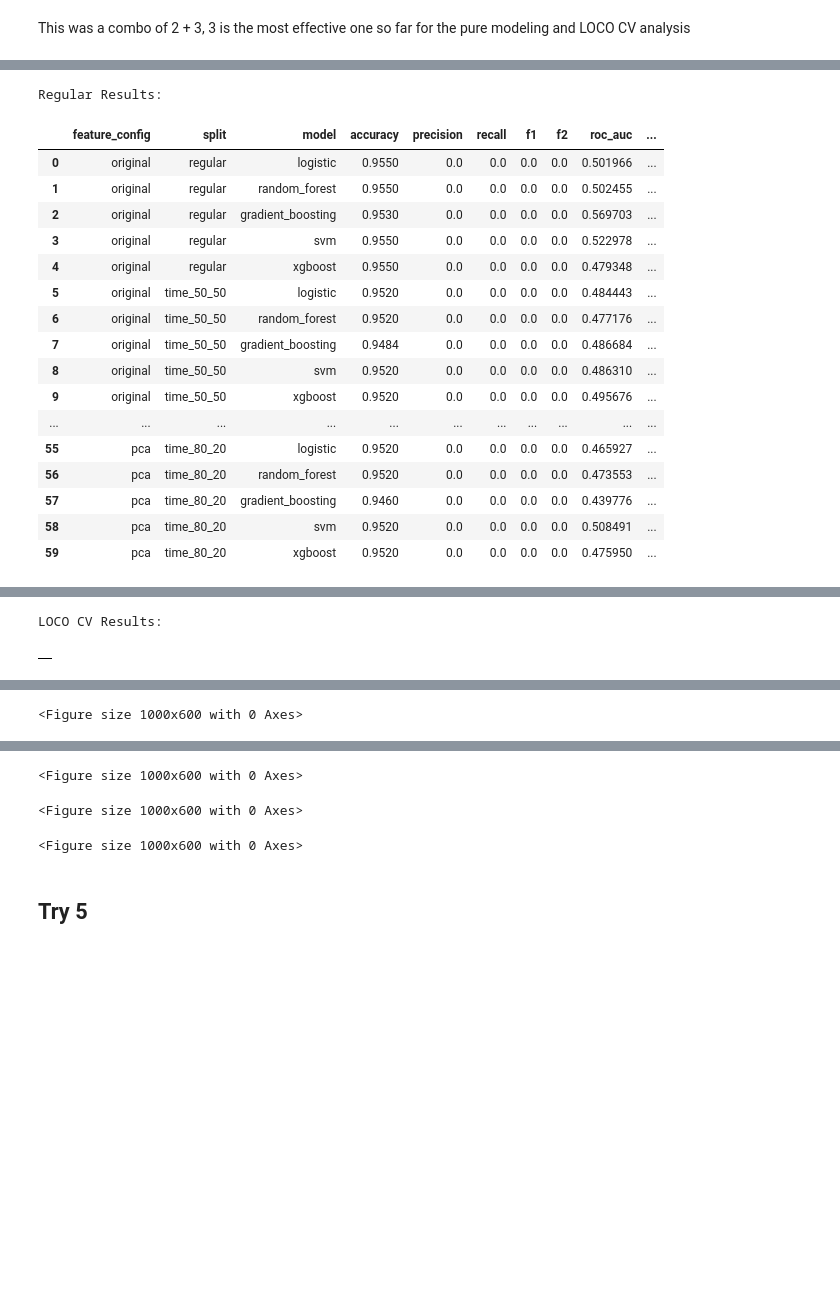
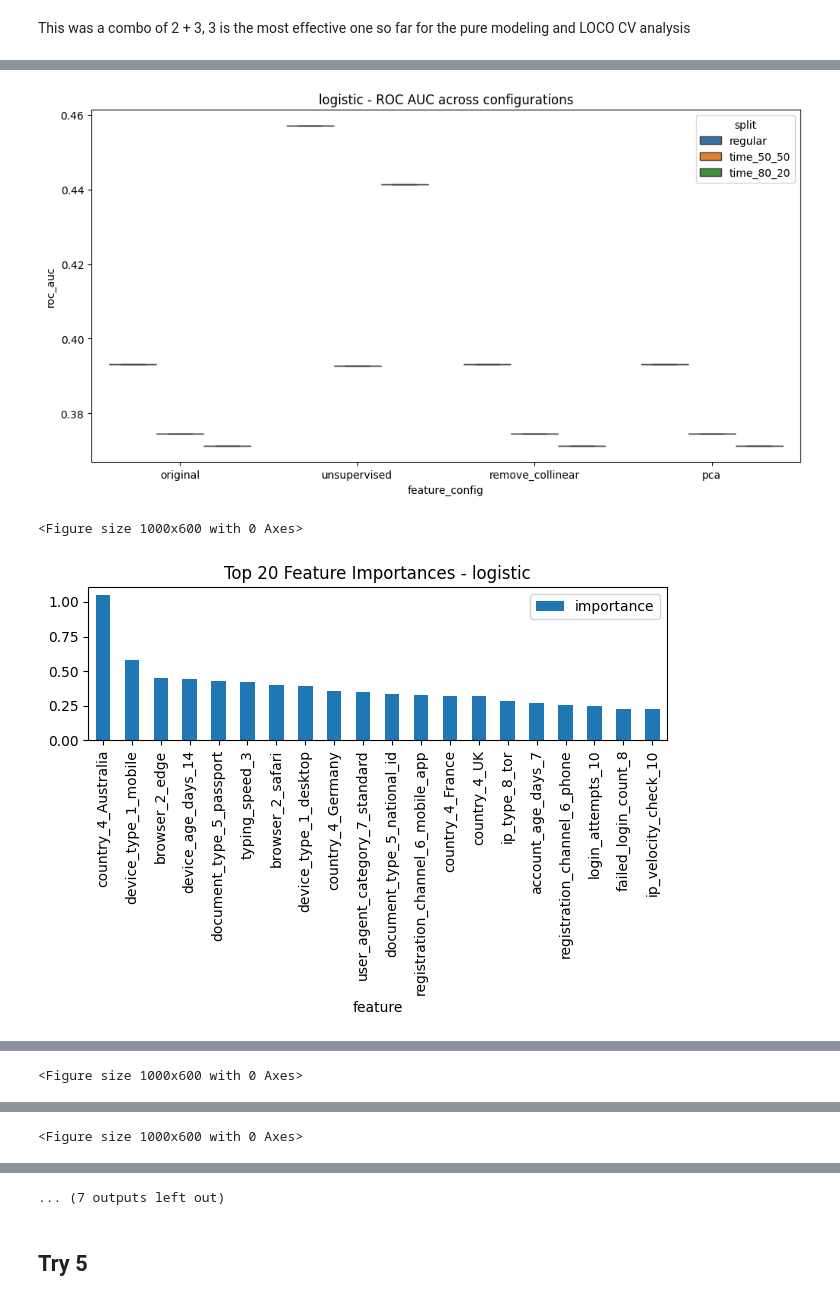
Before and after one commit to nockbarry/ExampleNotebooks, a Jupyter notebook: ModelTestSuite.ipynb, the cells around one changed output, grey strips where cells are left out. Drawn from its saved outputs; the diff is of its cells as text; code cells hidden in the pictures; blank space fills up the shorter version.

Commit message:
Add files via upload
loco cv fixes

```diff
--- a/ModelTestSuite.ipynb
+++ b/ModelTestSuite.ipynb
@@ -979,11 +1002,11 @@ class EnhancedFraudDetectionFramework:
 # Load your data
 df = pd.read_csv("identity_fraud_data.csv")
 df = df[0:1000]
-df['fraud_cat1'] = np.random.choice(['A', 'B', 'C'], df.shape[0])
-df['fraud_cat2'] = np.random.choice(['X', 'Y', 'Z'], df.shape[0])
+#df['fraud_cat1'] = np.random.choice(['A', 'B', 'C'], df.shape[0])
+#df['fraud_cat2'] = np.random.choice(['X', 'Y', 'Z'], df.shape[0])
 threshold = df['fraud_probability'].quantile(0.95)  # Use 95th percentile as threshold
-#df['fraud_cat1'] = np.random.choice([1,2,3], df.shape[0])
-#df['fraud_cat2'] = np.random.choice([5,6,7], df.shape[0])
+df['fraud_cat1'] = np.random.choice([1,2,3], df.shape[0])
+df['fraud_cat2'] = np.random.choice([5,6,7], df.shape[0])
 
 df['fraud_binary'] = (df['fraud_probability'] > threshold).astype(int)
 
@@ -1025,18 +1047,3 @@ display(loco_cv_results_df)
+[figure, added]
-Regular Results:
+<Figure size 1000x600 with 0 Axes>
-|  | feature_config | split | model | accuracy | precision | recall | f1 | f2 | roc_auc | ... |
-| 0 | original | regular | logistic | 0.9550 | 0.0 | 0.0 | 0.0 | 0.0 | 0.501966 | ... |
-| 1 | original | regular | random_forest | 0.9550 | 0.0 | 0.0 | 0.0 | 0.0 | 0.502455 | ... |
-| 2 | original | regular | gradient_boosting | 0.9530 | 0.0 | 0.0 | 0.0 | 0.0 | 0.569703 | ... |
-| 3 | original | regular | svm | 0.9550 | 0.0 | 0.0 | 0.0 | 0.0 | 0.522978 | ... |
-| 4 | original | regular | xgboost | 0.9550 | 0.0 | 0.0 | 0.0 | 0.0 | 0.479348 | ... |
-| 5 | original | time_50_50 | logistic | 0.9520 | 0.0 | 0.0 | 0.0 | 0.0 | 0.484443 | ... |
-| 6 | original | time_50_50 | random_forest | 0.9520 | 0.0 | 0.0 | 0.0 | 0.0 | 0.477176 | ... |
-| 7 | original | time_50_50 | gradient_boosting | 0.9484 | 0.0 | 0.0 | 0.0 | 0.0 | 0.486684 | ... |
-| 8 | original | time_50_50 | svm | 0.9520 | 0.0 | 0.0 | 0.0 | 0.0 | 0.486310 | ... |
-| 9 | original | time_50_50 | xgboost | 0.9520 | 0.0 | 0.0 | 0.0 | 0.0 | 0.495676 | ... |
-| ... | ... | ... | ... | ... | ... | ... | ... | ... | ... | ... |
-| 55 | pca | time_80_20 | logistic | 0.9520 | 0.0 | 0.0 | 0.0 | 0.0 | 0.465927 | ... |
-| 56 | pca | time_80_20 | random_forest | 0.9520 | 0.0 | 0.0 | 0.0 | 0.0 | 0.473553 | ... |
-| 57 | pca | time_80_20 | gradient_boosting | 0.9460 | 0.0 | 0.0 | 0.0 | 0.0 | 0.439776 | ... |
-| 58 | pca | time_80_20 | svm | 0.9520 | 0.0 | 0.0 | 0.0 | 0.0 | 0.508491 | ... |
-| 59 | pca | time_80_20 | xgboost | 0.9520 | 0.0 | 0.0 | 0.0 | 0.0 | 0.475950 | ... |
+[figure, added]
@@ -1043,2 +1051 @@ Regular Results:
-LOCO CV Results:
+<Figure size 1000x600 with 0 Axes>
-|  |
@@ -1046,6 +1058,4 @@ LOCO CV Results:
-<Figure size 1000x600 with 0 Axes>
+... (7 outputs left out)
-<Figure size 1000x600 with 0 Axes>
-<Figure size 1000x600 with 0 Axes>
 # %% [markdown]
 ## Try 5
 # %%
```
Also changed, not shown: parts of 2 cells of this notebook.
